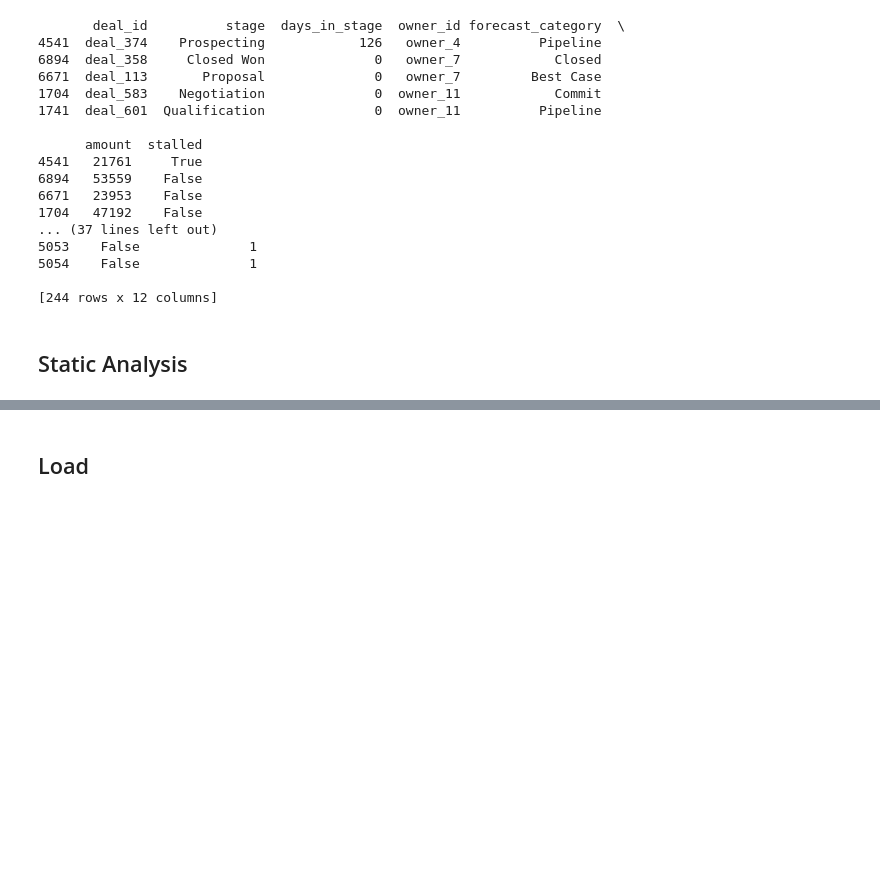
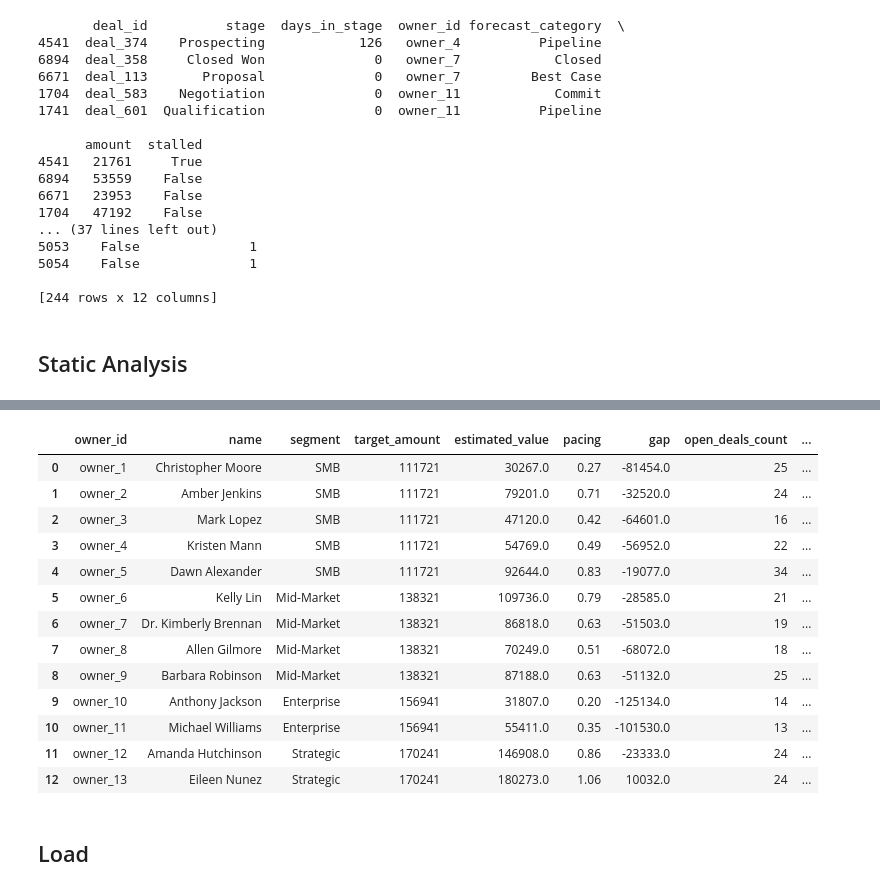
Before and after one commit to JoaoPGOS/leanlayer-study-case, a Jupyter notebook: etl.ipynb, the cells around one changed output, grey strips where cells are left out. Drawn from its saved outputs; the diff is of its cells as text; code cells hidden in the pictures; blank space fills up the shorter version.

```diff
--- a/etl.ipynb
+++ b/etl.ipynb
@@ -346,9 +369,28 @@ print(pacing_df)
 # %%
 full_deals_df = full_deals_df.merge(
     pacing_df[["owner_id", "name"]],
     on="owner_id",
     how="left"
 )
+
+pacing_df[["estimated_value", "gap", "target_amount"]] = pacing_df[["estimated_value", "gap", "target_amount"]].round(0)
+
+pacing_df
+# %% [output]
+|  | owner_id | name | segment | target_amount | estimated_value | pacing | gap | open_deals_count | ... |
+| 0 | owner_1 | Christopher Moore | SMB | 111721 | 30267.0 | 0.27 | -81454.0 | 25 | ... |
+| 1 | owner_2 | Amber Jenkins | SMB | 111721 | 79201.0 | 0.71 | -32520.0 | 24 | ... |
+| 2 | owner_3 | Mark Lopez | SMB | 111721 | 47120.0 | 0.42 | -64601.0 | 16 | ... |
+| 3 | owner_4 | Kristen Mann | SMB | 111721 | 54769.0 | 0.49 | -56952.0 | 22 | ... |
+| 4 | owner_5 | Dawn Alexander | SMB | 111721 | 92644.0 | 0.83 | -19077.0 | 34 | ... |
+| 5 | owner_6 | Kelly Lin | Mid-Market | 138321 | 109736.0 | 0.79 | -28585.0 | 21 | ... |
+| 6 | owner_7 | Dr. Kimberly Brennan | Mid-Market | 138321 | 86818.0 | 0.63 | -51503.0 | 19 | ... |
+| 7 | owner_8 | Allen Gilmore | Mid-Market | 138321 | 70249.0 | 0.51 | -68072.0 | 18 | ... |
+| 8 | owner_9 | Barbara Robinson | Mid-Market | 138321 | 87188.0 | 0.63 | -51132.0 | 25 | ... |
+| 9 | owner_10 | Anthony Jackson | Enterprise | 156941 | 31807.0 | 0.20 | -125134.0 | 14 | ... |
+| 10 | owner_11 | Michael Williams | Enterprise | 156941 | 55411.0 | 0.35 | -101530.0 | 13 | ... |
+| 11 | owner_12 | Amanda Hutchinson | Strategic | 170241 | 146908.0 | 0.86 | -23333.0 | 24 | ... |
+| 12 | owner_13 | Eileen Nunez | Strategic | 170241 | 180273.0 | 1.06 | 10032.0 | 24 | ... |
 # %% [markdown]
 ## Load
 # %%
```
Also changed, not shown: parts of 3 cells of this notebook, 1 other file.
